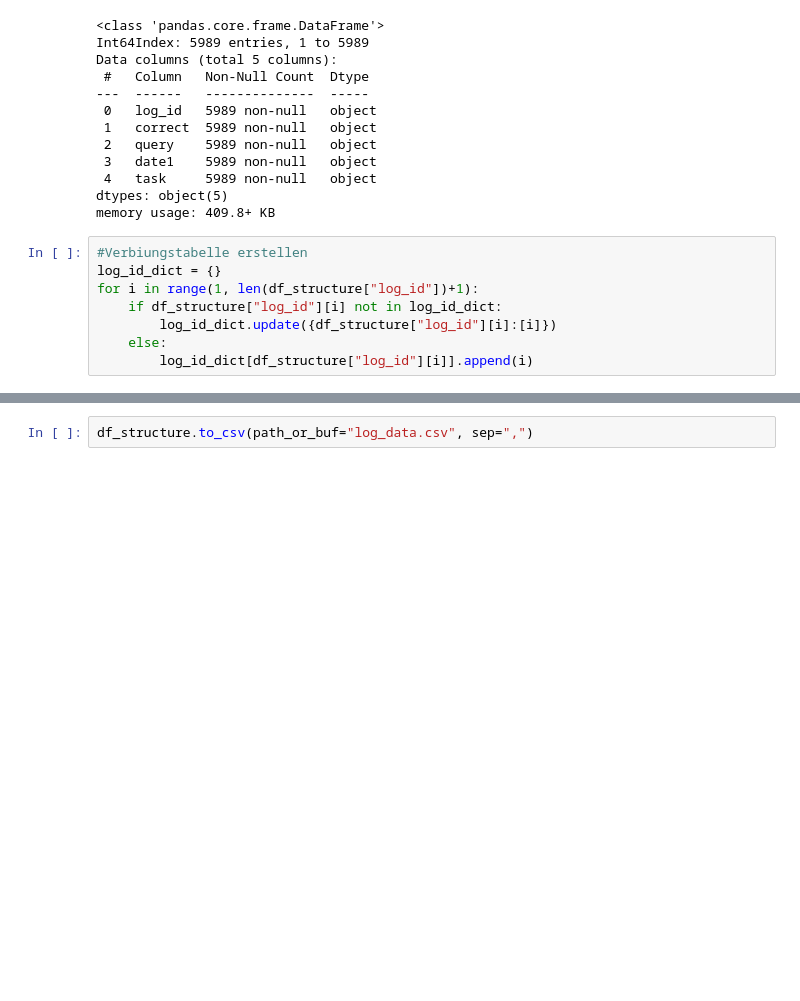
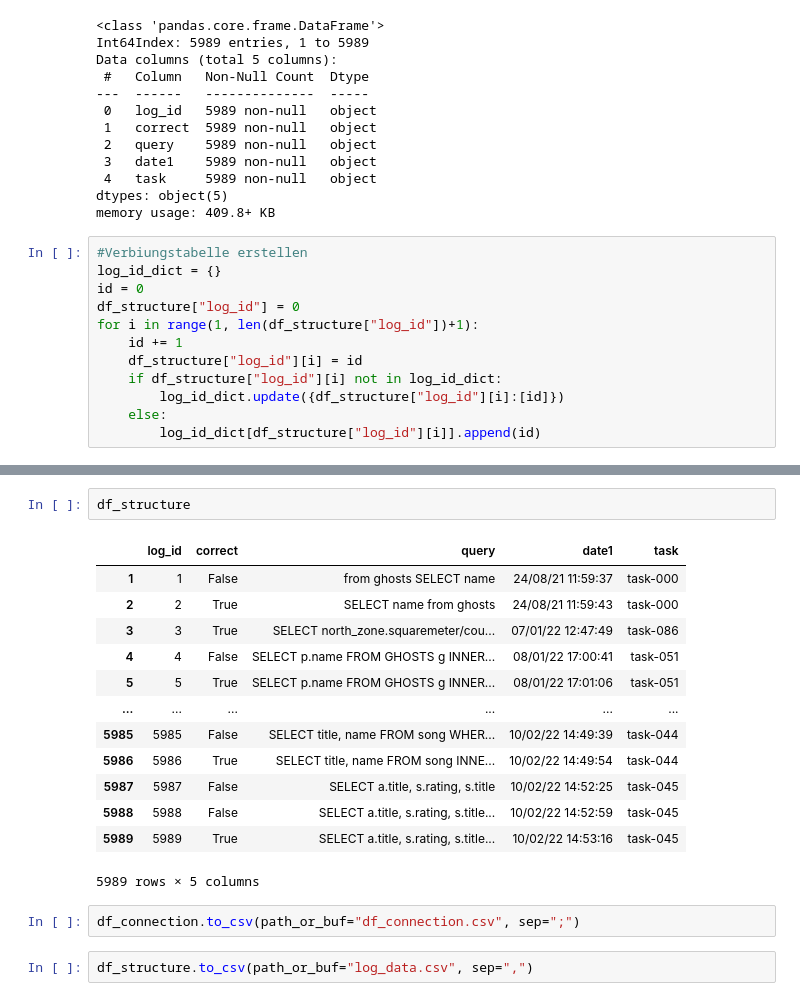
Before and after one commit to janisfroelich/ddi, a Jupyter notebook: conv_logjson_to_csv.ipynb, the cells around one changed output, grey strips where cells are left out. Cells and saved outputs as stored; diff of their text form; blank space fills up the shorter version.

```diff
--- a/conv_json_to_csv.ipynb
+++ b/conv_logjson_to_csv.ipynb
@@ -156,8 +156,12 @@ memory usage: 409.8+ KB
 # %%
 #Verbiungstabelle erstellen
 log_id_dict = {}
+id = 0
+df_structure["log_id"] = 0
 for i in range(1, len(df_structure["log_id"])+1):
+    id += 1
+    df_structure["log_id"][i] = id
     if df_structure["log_id"][i] not in log_id_dict:
-        log_id_dict.update({df_structure["log_id"][i]:[i]})
+        log_id_dict.update({df_structure["log_id"][i]:[id]})
     else:
-        log_id_dict[df_structure["log_id"][i]].append(i)
+        log_id_dict[df_structure["log_id"][i]].append(id)
@@ -164,2 +198,20 @@ for i in range(1, len(df_structure["log_id"])+1):
+# %%
+df_structure
+# %% [output]
+|  | log_id | correct | query | date1 | task |
+| 1 | 1 | False | from ghosts SELECT name | 24/08/21 11:59:37 | task-000 |
+| 2 | 2 | True | SELECT name from ghosts | 24/08/21 11:59:43 | task-000 |
+| 3 | 3 | True | SELECT north_zone.squaremeter/cou... | 07/01/22 12:47:49 | task-086 |
+| 4 | 4 | False | SELECT p.name FROM GHOSTS g INNER... | 08/01/22 17:00:41 | task-051 |
+| 5 | 5 | True | SELECT p.name FROM GHOSTS g INNER... | 08/01/22 17:01:06 | task-051 |
+| ... | ... | ... | ... | ... | ... |
+| 5985 | 5985 | False | SELECT title, name FROM song WHER... | 10/02/22 14:49:39 | task-044 |
+| 5986 | 5986 | True | SELECT title, name FROM song INNE... | 10/02/22 14:49:54 | task-044 |
+| 5987 | 5987 | False | SELECT a.title, s.rating, s.title | 10/02/22 14:52:25 | task-045 |
+| 5988 | 5988 | False | SELECT a.title, s.rating, s.title... | 10/02/22 14:52:59 | task-045 |
+| 5989 | 5989 | True | SELECT a.title, s.rating, s.title... | 10/02/22 14:53:16 | task-045 |
+5989 rows × 5 columns
+# %%
+df_connection.to_csv(path_or_buf="df_connection.csv", sep=";")
 # %%
 df_structure.to_csv(path_or_buf="log_data.csv", sep=",")
```
Also changed, not shown: parts of 3 cells of this notebook, 6 other files.
